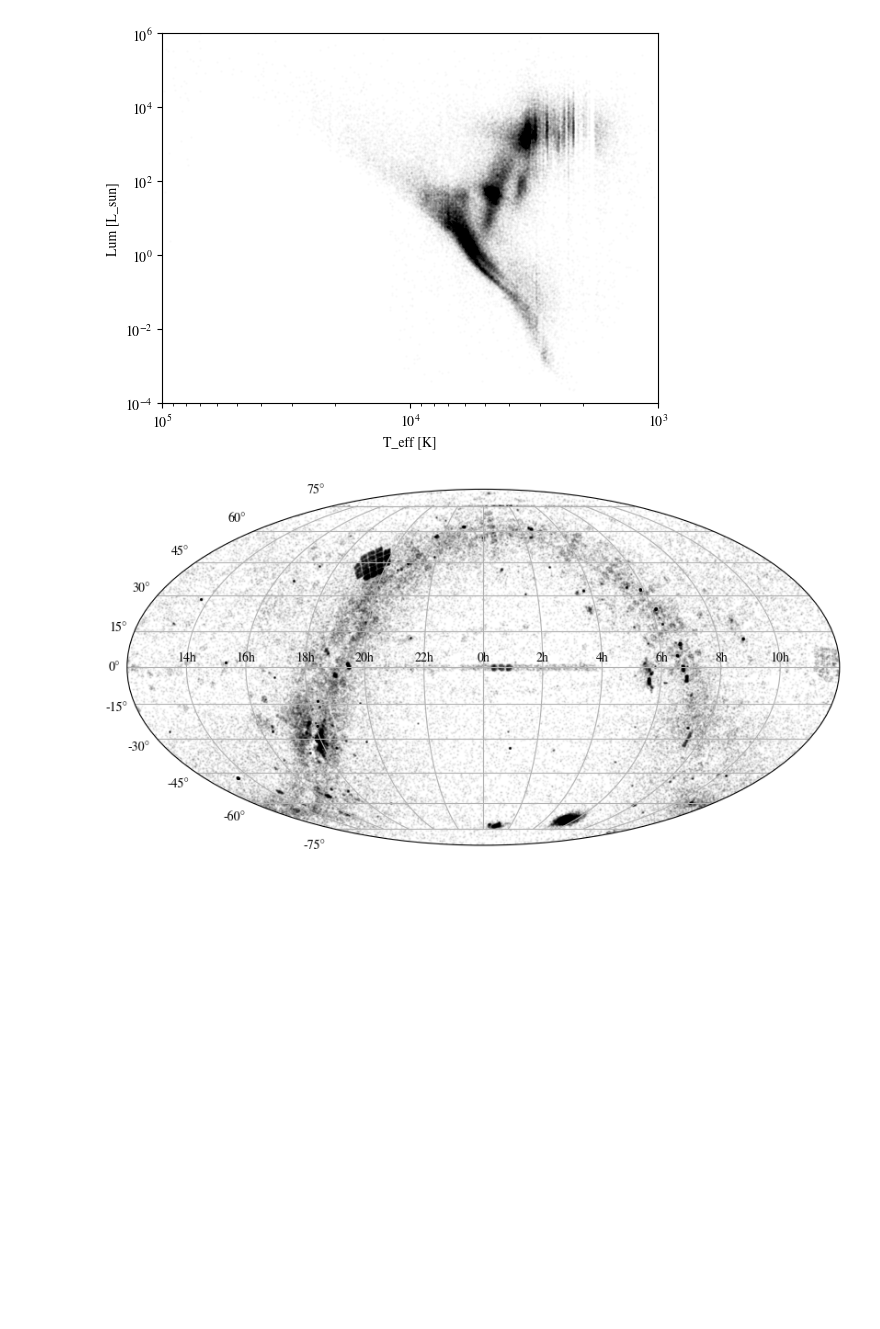
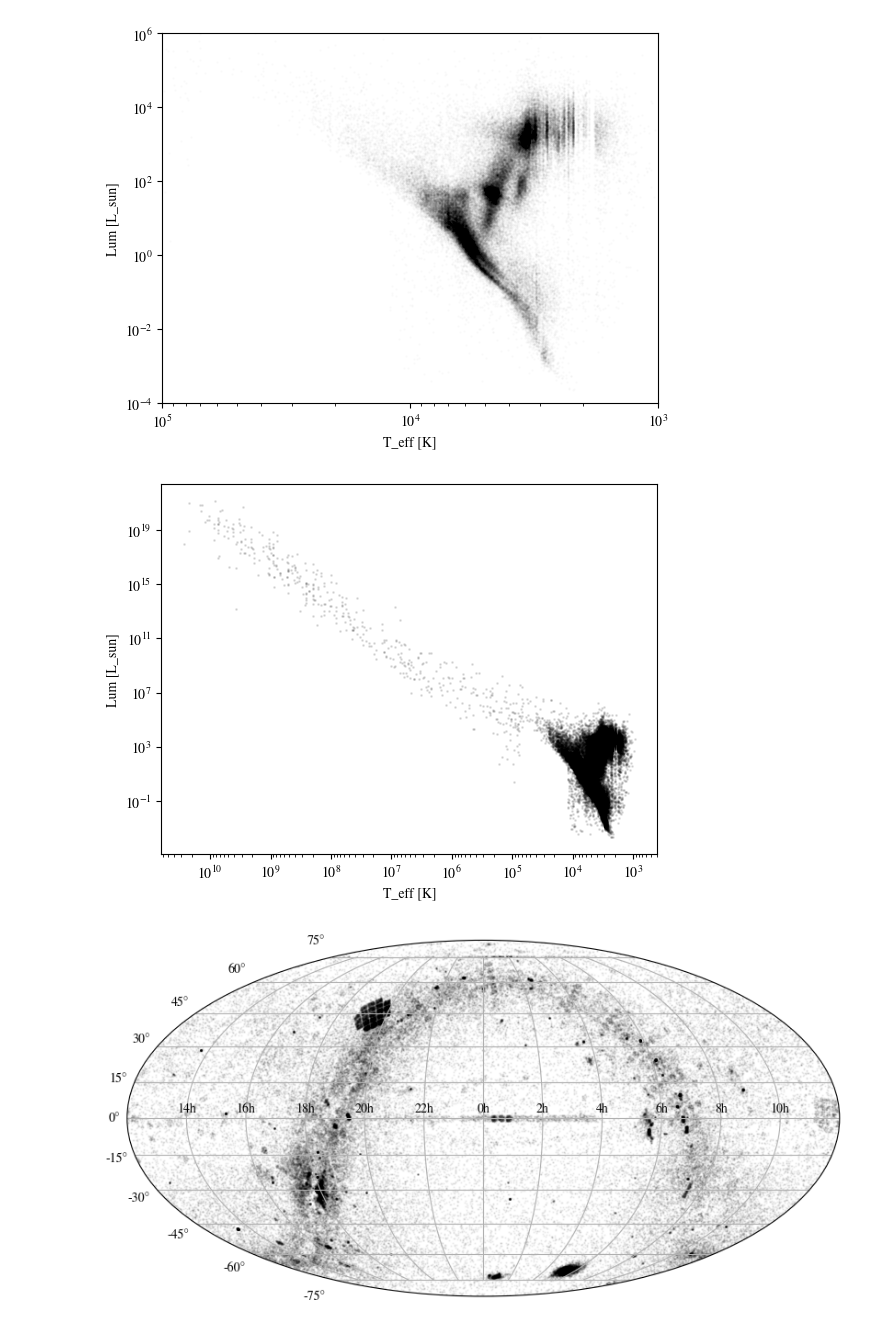
Before and after one commit to EmmaAlexander/EXPLORE, a Jupyter notebook: classifystars.ipynb, the cells around one changed output. Cells and saved outputs as stored; diff of their text form; code cells hidden in the pictures; blank space fills up the shorter version.

```diff
--- a/classifystars.ipynb
+++ b/classifystars.ipynb
@@ -60,9 +60,8 @@ def glob_files(globstr):
     return features
 # %%
 param_update()
-
-labels=pd.read_table(label_file)
-features_all = pd.read_table(pyssed_file,skiprows=1,header=[0,1,2,3,4,5],low_memory=False)
-print(len(features.index),len(labels.index))
-
-print(features.shape)
+labels=pd.read_table(label_file,header=None)
+features_all = pd.read_table(pyssed_file,skiprows=1,header=[0,1,2,3,4,5],low_memory=False).replace('[]', np.nan).replace('--', np.nan)
+names=features_all.iloc[:,0]
+names=names.rename('Name')
+features=features_all.iloc[:,1:]
@@ -72,6 +68,3 @@ print(features.shape)
-# %%
-names=features.iloc[:,0]
-features=features_all.iloc[:,1:].replace('[]', np.nan).replace('--', np.nan)
 # %%
 #s=5*(np.log10(np.asarray(output_df.iloc[:,10]))+4)
 ax=features.plot.scatter(x='Teff', y='Lum',loglog=True,s=1,color='k',alpha=0.01)#,c=np.log(np.asarray(features.iloc[:,9])),cmap=plt.cm.RdYlBu,figsize = (10, 8),vmin=8,vmax=11)
@@ -87,5 +82,22 @@ plt.show()
 # %% [output]
 [figure]
+# %%
+#s=5*(np.log10(np.asarray(output_df.iloc[:,10]))+4)
+ax=features.plot.scatter(x='Teff', y='Lum',loglog=True,s=1,color='k',alpha=0.1)#,c=np.log(np.asarray(features.iloc[:,9])),cmap=plt.cm.RdYlBu,figsize = (10, 8),vmin=8,vmax=11)
+ax.set_xlabel('T_eff [K]')
+ax.set_ylabel('Lum [L_sun]')
+#f = plt.gcf()
+#cax = f.get_axes()[1]
+#cax.set_ylabel('Extinction')
+#ax.set_xlim( [1000,100000000] )
+#ax.set_ylim( [0.0001,1000000000] )
+ax.invert_xaxis()
+plt.show()
+#20,000K above caution
+#do full 100% sample
+# how good is the fit in magnitude space, bin
+# %% [output]
+[figure, added]
 # %%
 ra = coord.Angle((np.asarray(features.iloc[:,0])).astype(float)*u.degree)
 ra = ra.wrap_at(180*u.degree)
```
Also changed, not shown: parts of 12 cells of this notebook, 9 other files.
